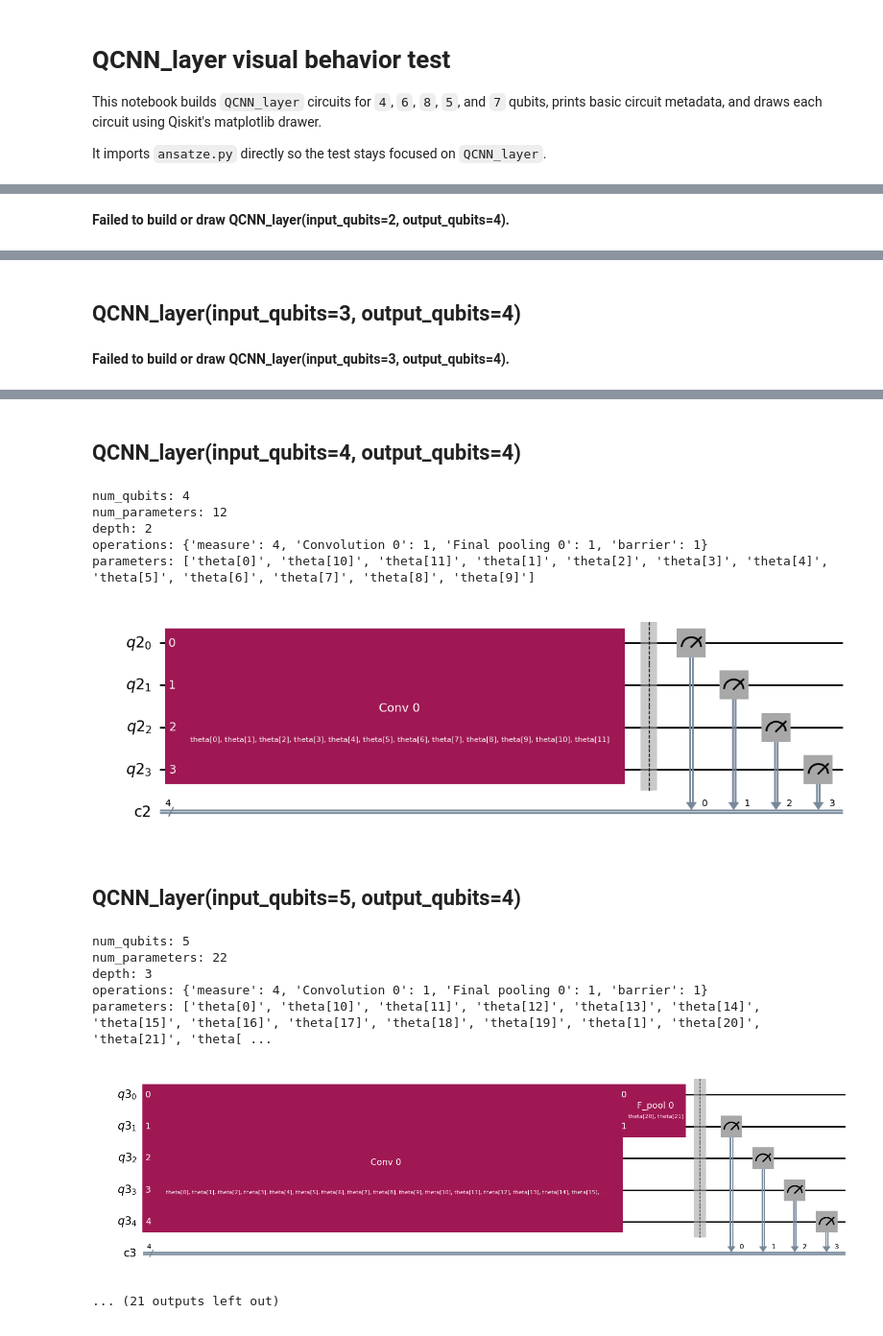
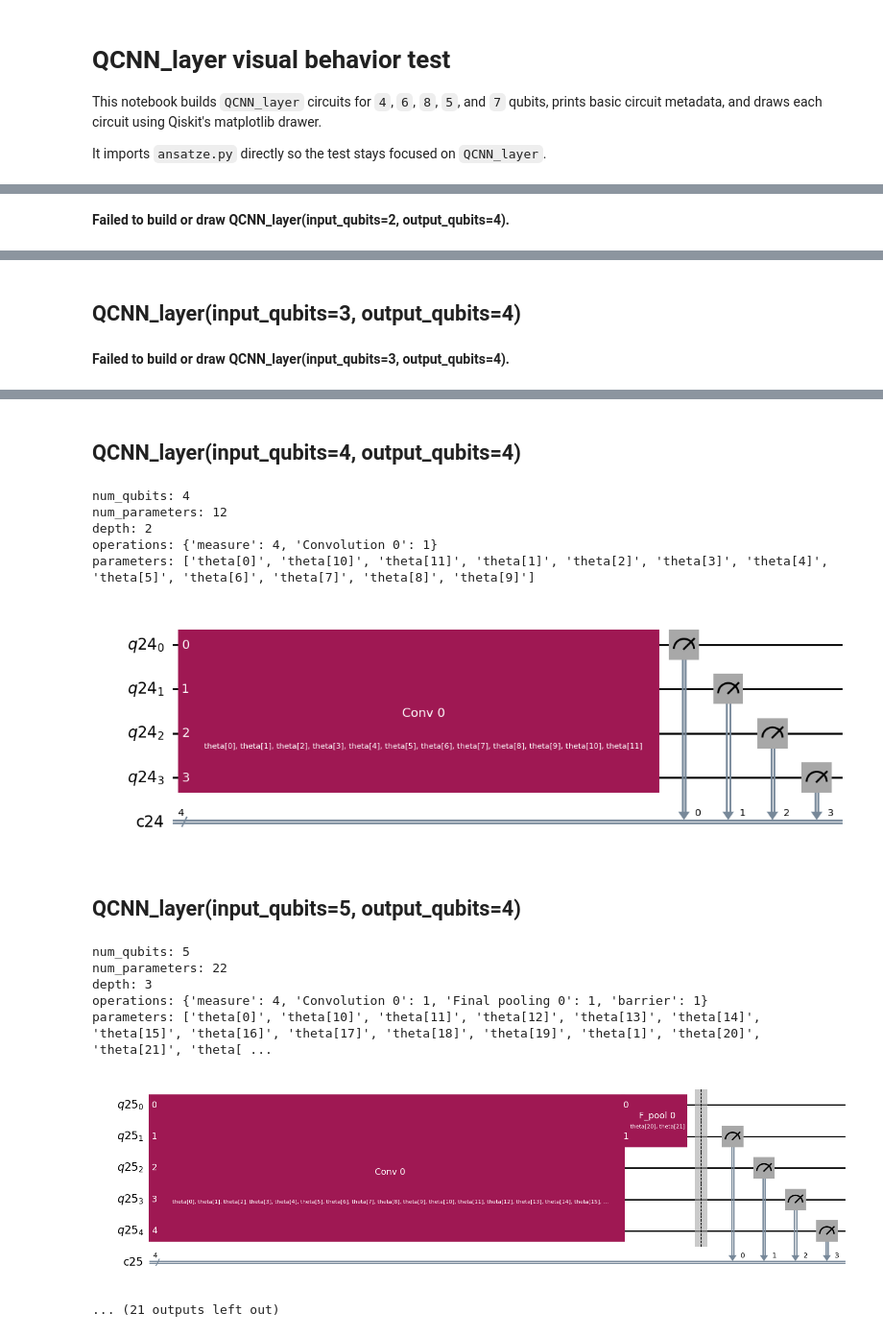
Before and after one commit to merQlab/geqie, a Jupyter notebook: geqie-qml/test_qcnn_layer_visual.ipynb, the cells around one changed output, grey strips where cells are left out. Shown at 96% size. Drawn from its saved outputs; the diff is of its cells as text; code cells hidden in the pictures.

```diff
--- a/geqie-qml/test_qcnn_layer_visual.ipynb
+++ b/geqie-qml/test_qcnn_layer_visual.ipynb
@@ -47,6 +47,6 @@ Loaded QCNN_layer from: c:\Users\micha\OneDrive - Politechnika Śląska\dokument
 # %%
 qubit_counts = [2, 3, 4, 5, 6, 7, 8, 9, 10, 11, 12] #[4, 6, 8, 10, 12, 14]
-output_qubits = 3
+output_qubits = 4
 circuits = {}
 errors = {}
 
@@ -97,19 +97,19 @@ Traceback (most recent call last):
     raise ValueError("output_qubits must be between 1 and input_qubits")
 ValueError: output_qubits must be between 1 and input_qubits
 ## QCNN_layer(input_qubits=4, output_qubits=4)
 num_qubits: 4
 num_parameters: 12
 depth: 2
-operations: {'measure': 4, 'Convolution 0': 1, 'Final pooling 0': 1, 'barrier': 1}
+operations: {'measure': 4, 'Convolution 0': 1}
 parameters: ['theta[0]', 'theta[10]', 'theta[11]', 'theta[1]', 'theta[2]', 'theta[3]', 'theta[4]', 'theta[5]', 'theta[6]', 'theta[7]', 'theta[8]', 'theta[9]']
-[figure, old version]
+[figure, new version]
 ## QCNN_layer(input_qubits=5, output_qubits=4)
 num_qubits: 5
 num_parameters: 22
 depth: 3
 operations: {'measure': 4, 'Convolution 0': 1, 'Final pooling 0': 1, 'barrier': 1}
 parameters: ['theta[0]', 'theta[10]', 'theta[11]', 'theta[12]', 'theta[13]', 'theta[14]', 'theta[15]', 'theta[16]', 'theta[17]', 'theta[18]', 'theta[19]', 'theta[1]', 'theta[20]', 'theta[21]', 'theta[ ...
-[figure, old version]
+[figure, new version]
 ... (21 outputs left out)
 # %%
 display(Markdown("## Summary"))
```
Also changed, not shown: parts of 3 cells of this notebook, 47 other files.
